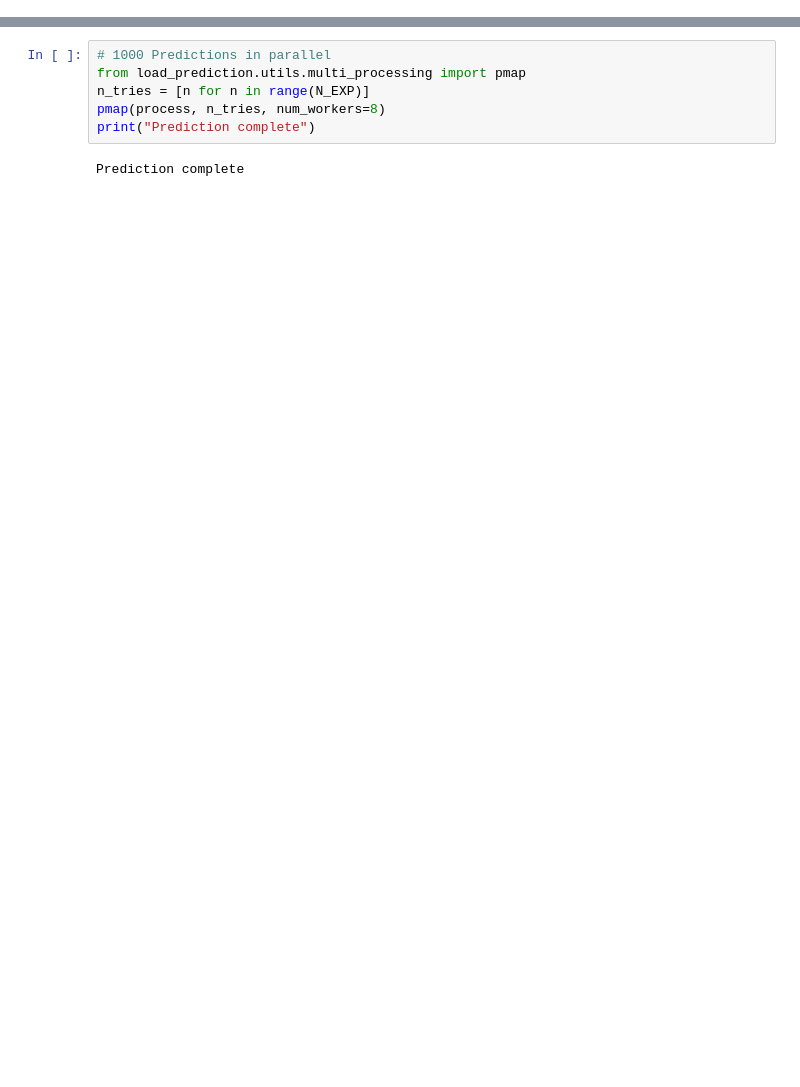
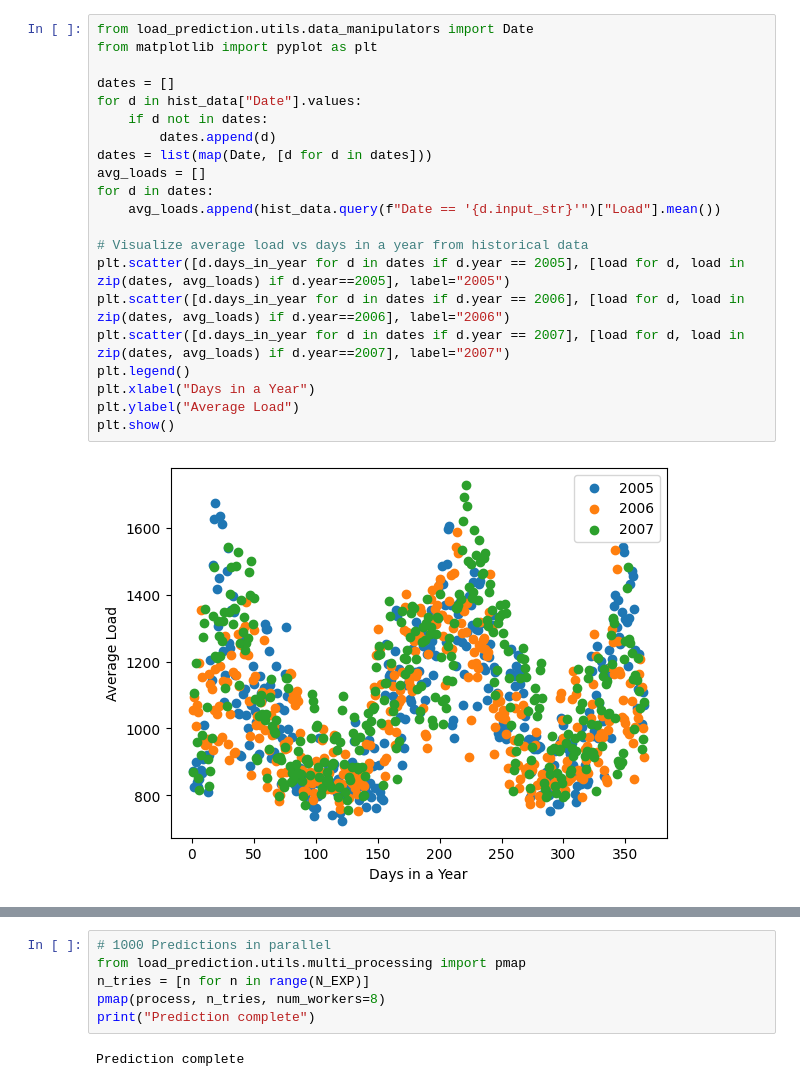
Before and after one commit to ALS15204/load_prediction, a Jupyter notebook: notebook/load_prediction.ipynb, the cells around one changed output, grey strips where cells are left out. Saved outputs shown, nothing was run; the diff lists cells and outputs as text; blank space fills up the shorter version.

Commit message:
Improve data features and add repo README.md

```diff
--- a/notebook/load_prediction.ipynb
+++ b/notebook/load_prediction.ipynb
@@ -30,0 +41,23 @@ for station_id in range(1, N_STATION + 1):
+# %%
+from load_prediction.utils.data_manipulators import Date
+from matplotlib import pyplot as plt
+
+dates = []
+for d in hist_data["Date"].values:
+    if d not in dates:
+        dates.append(d)
+dates = list(map(Date, [d for d in dates]))
+avg_loads = []
+for d in dates:
+    avg_loads.append(hist_data.query(f"Date == '{d.input_str}'")["Load"].mean())
+
+# Visualize average load vs days in a year from historical data
+plt.scatter([d.days_in_year for d in dates if d.year == 2005], [load for d, load in zip(dates, avg_loads) if d.year==2005], label="2005")
+plt.scatter([d.days_in_year for d in dates if d.year == 2006], [load for d, load in zip(dates, avg_loads) if d.year==2006], label="2006")
+plt.scatter([d.days_in_year for d in dates if d.year == 2007], [load for d, load in zip(dates, avg_loads) if d.year==2007], label="2007")
+plt.legend()
+plt.xlabel("Days in a Year")
+plt.ylabel("Average Load")
+plt.show()
+# %% [output]
+[figure, added]
```
Also changed, not shown: parts of 45 cells of this notebook, 6 other files.
